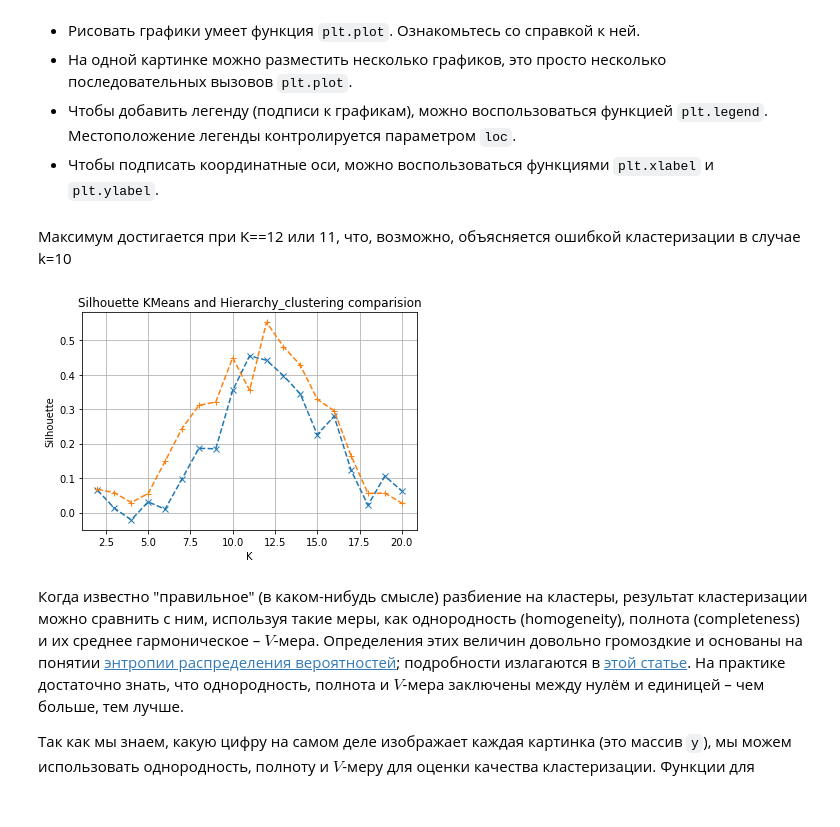
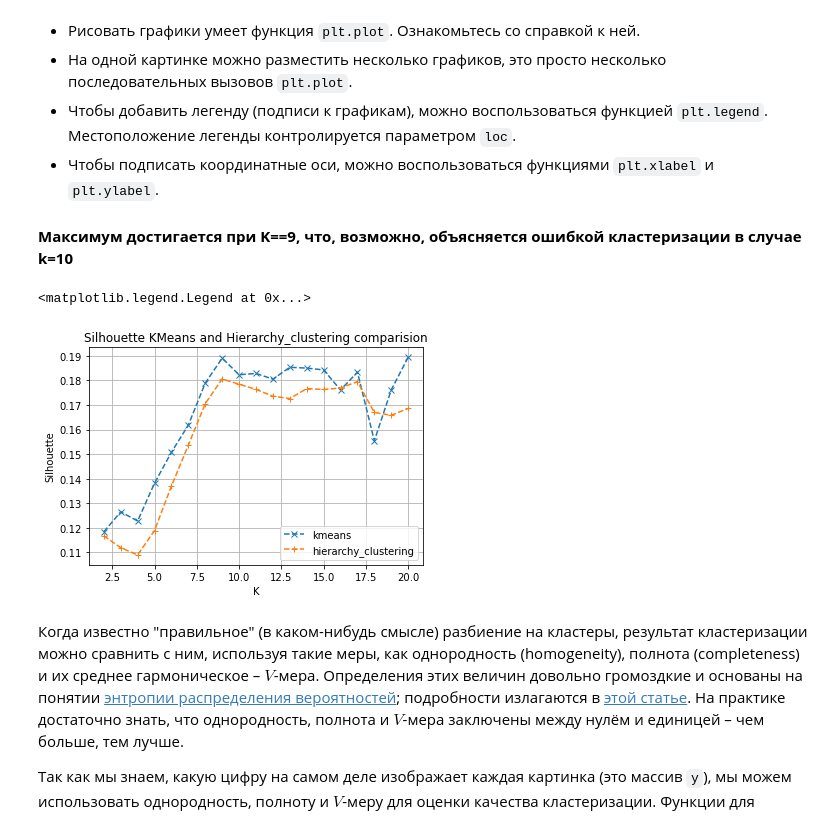
Before and after one commit to Klavierkonzert/ml7, a Jupyter notebook: clustering.ipynb, the cells around one changed output. Drawn from its saved outputs; the diff is of its cells as text; code cells hidden in the pictures.

```diff
--- a/clustering.ipynb
+++ b/clustering.ipynb
@@ -72,9 +72,9 @@ for ax, image, label in zip(axes.flatten()[0:10], X[0:10], y[0:10]):
 - `KMeans` делает несколько (по умолчанию 10) запусков со случайными центрами и из полученных разбиений выводит лучшее в терминах среднего внутрикластерного расстояния. Чтобы улучшить качество предсказаний, можно увеличить число запусков, например, до 100. Это параметр `n_init` в конструкторе.
 # %%
 kmeans10 = KMeans(n_clusters=10)#10 random starts with 10 random centroids
-kmeans10_labels = kmeans.fit_predict(X)
+kmeans10_labels = kmeans10.fit_predict(X)
 kmeans100 = KMeans(n_clusters=10, n_init=100)#10 random starts with 10 random centroids
-kmeans100_labels = kmeans.fit_predict(X)
+kmeans100_labels = kmeans100.fit_predict(X)
 print(f"cluster labels of kmeans with 10 random starts: {kmeans10_labels}, shape is {np.shape(kmeans10_labels)}")
 print(f"cluster labels of kmeans with 100 random starts: {kmeans100_labels}, shape is {np.shape(kmeans100_labels)}")
 
@@ -157,24 +157,27 @@ $$
 - Чтобы добавить легенду (подписи к графикам), можно воспользоваться функцией `plt.legend`. Местоположение легенды контролируется параметром `loc`.
 - Чтобы подписать координатные оси, можно воспользоваться функциями `plt.xlabel` и `plt.ylabel`.
 # %% [markdown]
-Максимум достигается при K==12 или 11, что, возможно, объясняется ошибкой кластеризации в случае k=10
+**Максимум достигается при K==9, что, возможно, объясняется ошибкой кластеризации в случае k=10**
 # %%
 silhouette_hier_scores = np.empty(19)
 silhouette_kmeans_scores = np.empty(19)
 for k in range (2, 21):
     kmeans = KMeans(n_clusters=k)
     hierCl = AgglomerativeClustering(n_clusters=k)
-    silhouette_kmeans_scores[k-2]=silhouette_score(y.reshape(-1,1), kmeans.fit_predict(X))#fit_predict returns labels
-    silhouette_hier_scores[k-2]=silhouette_score(y.reshape(-1,1), hierCl.fit_predict(X))
+    silhouette_kmeans_scores[k-2]=silhouette_score(X, kmeans.fit_predict(X))#fit_predict returns labels
+    silhouette_hier_scores[k-2]=silhouette_score(X, hierCl.fit_predict(X))
 # %%
+fig, ax = plt.subplots()
 plt.plot(range(2,21), silhouette_kmeans_scores, "x--", label="kmeans")
 plt.plot(range(2,21), silhouette_hier_scores, "+--", label="hierarchy_clustering")
 plt.xlabel("K")
 plt.ylabel("Silhouette")
 plt.title("Silhouette KMeans and Hierarchy_clustering comparision")
 plt.grid()
+ax.legend()
 # %% [output]
+<matplotlib.legend.Legend at 0x...>
-[figure, old version]
+[figure, new version]
 # %% [markdown]
 Когда известно "правильное" (в каком-нибудь смысле) разбиение на кластеры, результат кластеризации можно сравнить с ним, используя такие меры, как однородность (homogeneity), полнота (completeness) и их среднее гармоническое – $V$-мера. Определения этих величин довольно громоздкие и основаны на понятии [энтропии распределения вероятностей](https://ru.wikipedia.org/wiki/Информационная_энтропия); подробности излагаются в [этой статье](http://aclweb.org/anthology/D/D07/D07-1043.pdf). На практике достаточно знать, что однородность, полнота и $V$-мера заключены между нулём и единицей – чем больше, тем лучше.
 
```
Also changed, not shown: parts of 18 cells of this notebook.
